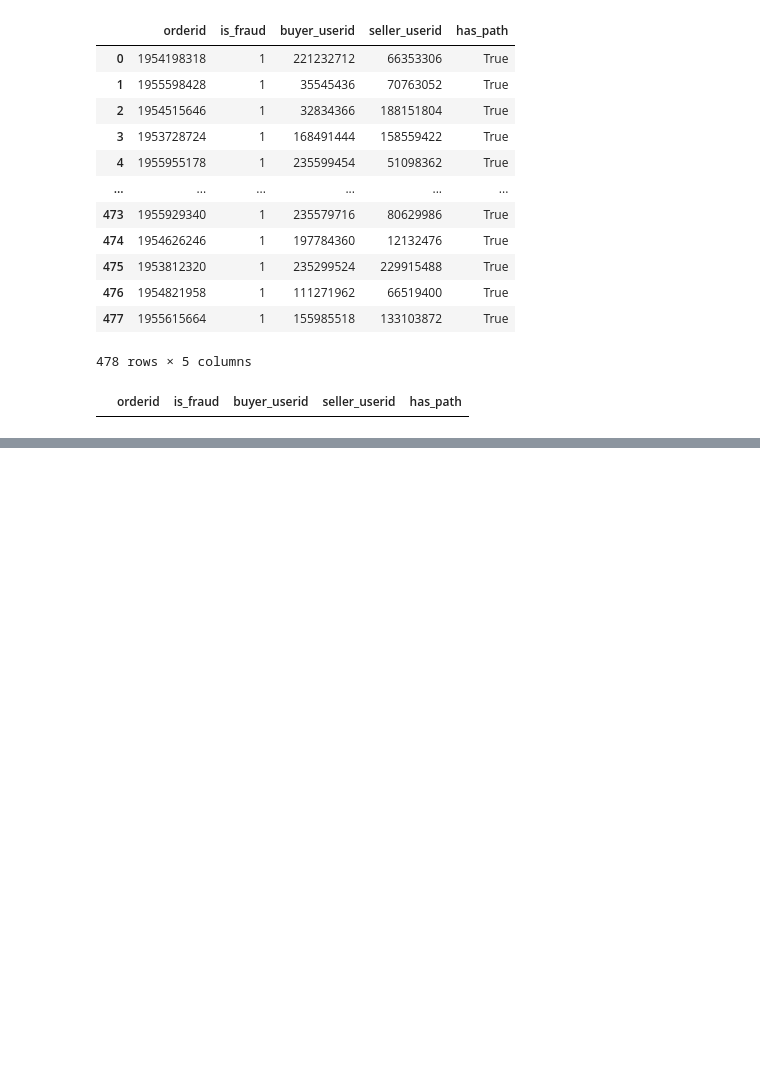
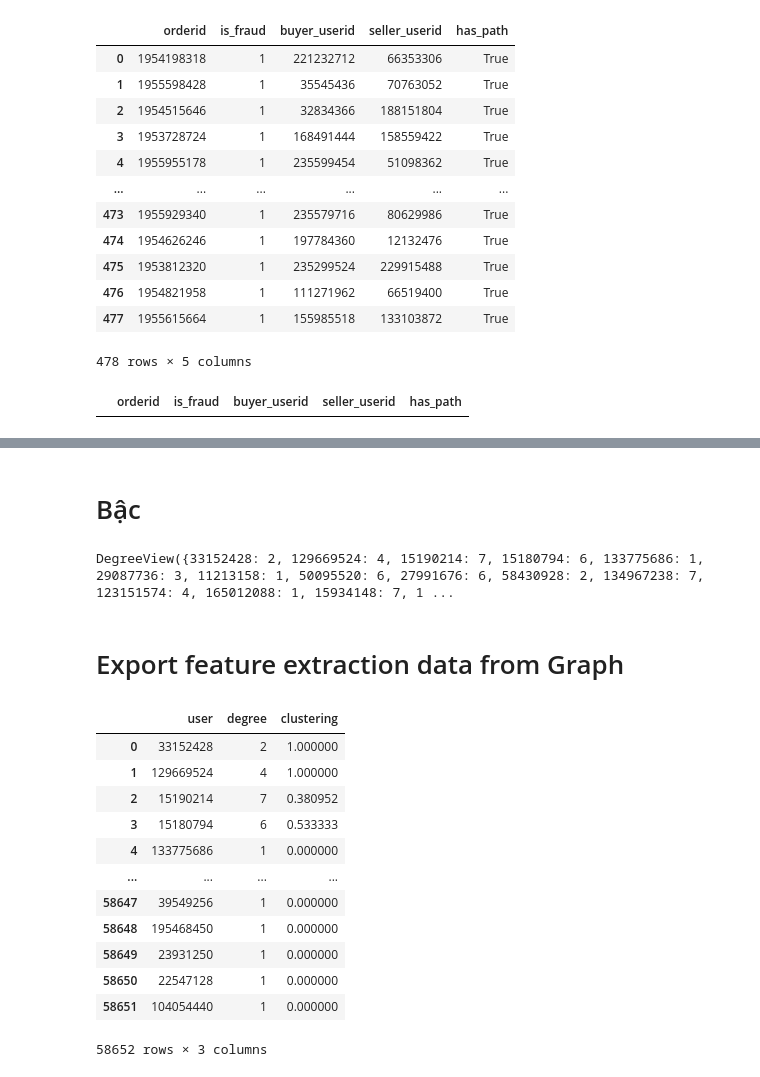
Before and after one commit to TheCuongt65/fraud_shopee_with_graph, a Jupyter notebook: Build Graph Shopee.ipynb, the cells around one changed output, grey strips where cells are left out. Drawn from its saved outputs; the diff is of its cells as text; code cells hidden in the pictures; blank space fills up the shorter version.

```diff
--- a/Build Graph Shopee.ipynb
+++ b/Build Graph Shopee.ipynb
@@ -414,0 +453,32 @@ temp[temp['has_path'].isna()]
+# %% [markdown]
+# Bậc
+# %%
+nx.degree(G)
+# %% [output]
+DegreeView({33152428: 2, 129669524: 4, 15190214: 7, 15180794: 6, 133775686: 1, 29087736: 3, 11213158: 1, 50095520: 6, 27991676: 6, 58430928: 2, 134967238: 7, 123151574: 4, 165012088: 1, 15934148: 7, 1 ...
+# %% [markdown]
+# Export feature extraction data from Graph
+# %%
+degree = pd.DataFrame(nx.degree(G), columns=['user', 'degree'])
+# %%
+data = nx.clustering(G)
+# %%
+clustering = pd.DataFrame(list(data.items()), columns=['user', 'clustering'])
+# %%
+node = pd.merge(degree, clustering, how = 'inner', on = 'user')
+# %%
+node
+# %% [output]
+|  | user | degree | clustering |
+| 0 | 33152428 | 2 | 1.000000 |
+| 1 | 129669524 | 4 | 1.000000 |
+| 2 | 15190214 | 7 | 0.380952 |
+| 3 | 15180794 | 6 | 0.533333 |
+| 4 | 133775686 | 1 | 0.000000 |
+| ... | ... | ... | ... |
+| 58647 | 39549256 | 1 | 0.000000 |
+| 58648 | 195468450 | 1 | 0.000000 |
+| 58649 | 23931250 | 1 | 0.000000 |
+| 58650 | 22547128 | 1 | 0.000000 |
+| 58651 | 104054440 | 1 | 0.000000 |
+58652 rows × 3 columns
```
Also changed, not shown: parts of 13 cells of this notebook, 6 other files.
